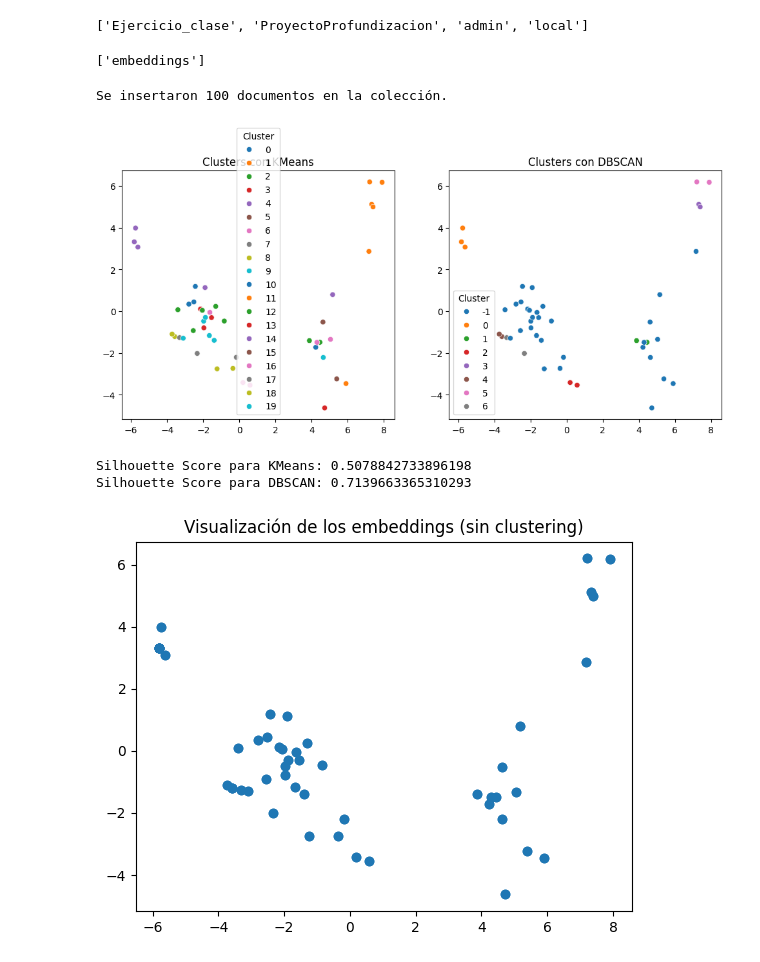
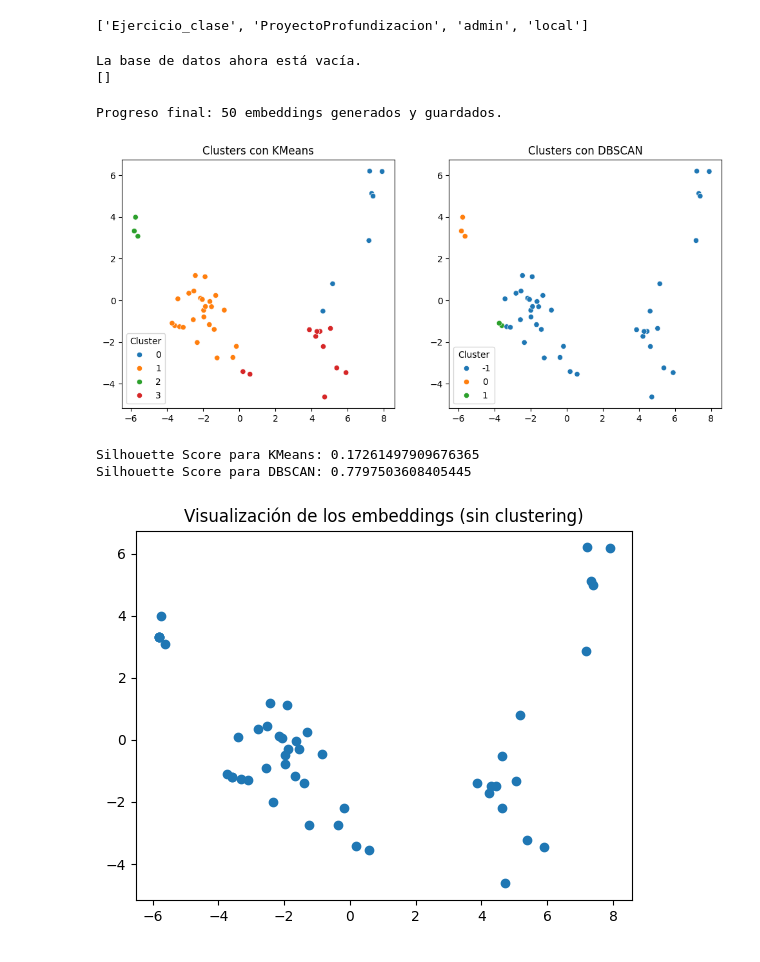
Before and after one commit to mgualteros/ProyectoProfundizacion, a Jupyter notebook: Profundización I/Limpieza información/Limpieza y embeddings 50 registros.ipynb, the cells around one changed output. Saved outputs shown, nothing was run; the diff lists cells and outputs as text; code cells hidden in the pictures.

```diff
--- a/Profundización I/Limpieza información/Limpieza y embeddings 50 registros.ipynb
+++ b/Profundización I/Limpieza información/Limpieza y embeddings 50 registros.ipynb
@@ -89,23 +181,53 @@ print(cliente.list_database_names())
 # %%
 db = cliente["ProyectoProfundizacion"]
 coleccion = db["embeddings"]
-
-print(db.list_collection_names())
-# %% [output]
-['embeddings']
+# %%
+for coleccion in db.list_collection_names():
+    db[coleccion].drop()
+
+print(f"La base de datos ahora está vacía.")
+db = cliente["ProyectoProfundizacion"]
+coleccion = db["embeddings"]
+
+print(db.list_collection_names())
+# %% [output]
+La base de datos ahora está vacía.
+[]
 # %%
+import json
+
 documentos = []
 for i, texto in enumerate(casos_limpios):
     embedding = ollama.embeddings(model="mxbai-embed-large", prompt=texto)["embedding"]
-    documentos.append({"id": i, "texto": texto, "embedding": embedding})
+    documentos.append({"_id": texto, "texto": texto, "embedding": embedding})
 
-# Insertar en MongoDB
-coleccion.insert_many(documentos)
+    if (i + 1) % 5000 == 0:
+        print(f"Progreso: {i + 1} embeddings generados")
 
-# Verificar inserción
-print(f"Se insertaron {coleccion.count_documents({})} documentos en la colección.")
+#with open("embeddings.json", "w") as archivo:
+ #   json.dump(documentos, archivo)
+
+print(f"Progreso final: {len(documentos)} embeddings generados y guardados.")
 # %% [output]
-Se insertaron 100 documentos en la colección.
+Progreso final: 50 embeddings generados y guardados.
+# %%
+from pymongo.errors import DuplicateKeyError
+
+#with open("embeddings.json", "r") as archivo:
+ #   documentos = json.load(archivo)
+
+documentos_insertados = 0
+for i, doc in enumerate(documentos):
+    try:
+        coleccion.insert_one(doc)
+        documentos_insertados += 1
+    except DuplicateKeyError:
+        pass
+
+    if (i + 1) % 5000 == 0:
+        print(f"Progreso: {i + 1} documentos procesados, {documentos_insertados} insertados")
+
+print(f"Progreso final: {documentos_insertados} documentos nuevos insertados en la colección.")
 # %%
 import numpy as np
 from sklearn.cluster import KMeans, DBSCAN
@@ -118,37 +240,37 @@ documents = list(coleccion.find({}, {"embedding": 1, "_id": 0}))
 embeddings = np.array([doc["embedding"] for doc in documents])
 
 # Clustering con KMeans
-num_clusters = 20  # Definir número de clusters
+num_clusters = 4  # Definir número de clusters
 kmeans = KMeans(n_clusters=num_clusters, random_state=42, n_init=10)
 kmeans_labels = kmeans.fit_predict(embeddings)
 
 # Clustering con DBSCAN
 dbscan = DBSCAN(eps=5, min_samples=3)
 dbscan_labels = dbscan.fit_predict(embeddings)
 
 
 # Visualización con reducción de dimensionalidad
 from sklearn.decomposition import PCA
 pca = PCA(n_components=2)
 reduced_embeddings = pca.fit_transform(embeddings)
 
 plt.figure(figsize=(12, 5))
 
 # KMeans plot
 plt.subplot(1, 2, 1)
 sns.scatterplot(x=reduced_embeddings[:, 0], y=reduced_embeddings[:, 1], hue=kmeans_labels, palette="tab10")
 plt.title("Clusters con KMeans")
 plt.legend(title="Cluster")
 
 # DBSCAN plot
 plt.subplot(1, 2, 2)
 sns.scatterplot(x=reduced_embeddings[:, 0], y=reduced_embeddings[:, 1], hue=dbscan_labels, palette="tab10")
 plt.title("Clusters con DBSCAN")
 plt.legend(title="Cluster")
 
 plt.show()
 # %% [output]
-[figure, old version]
+[figure, new version]
 # %%
 from sklearn.metrics import silhouette_score
 
@@ -161,8 +283,8 @@ print(f"Silhouette Score para KMeans: {kmeans_score}")
 dbscan_score = silhouette_score(embeddings[dbscan_labels != -1], dbscan_labels[dbscan_labels != -1])
 print(f"Silhouette Score para DBSCAN: {dbscan_score}")
 # %% [output]
-Silhouette Score para KMeans: 0.5078842733896198
-Silhouette Score para DBSCAN: 0.7139663365310293
+Silhouette Score para KMeans: 0.17261497909676365
+Silhouette Score para DBSCAN: 0.7797503608405445
 # %%
 from sklearn.decomposition import PCA
 import matplotlib.pyplot as plt
```
Also changed, not shown: parts of 11 cells of this notebook.
